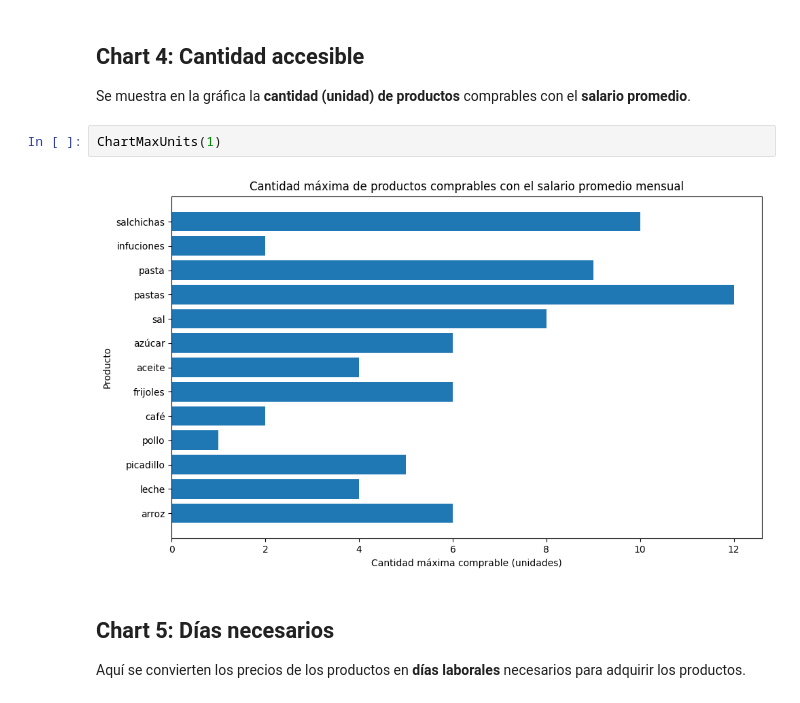
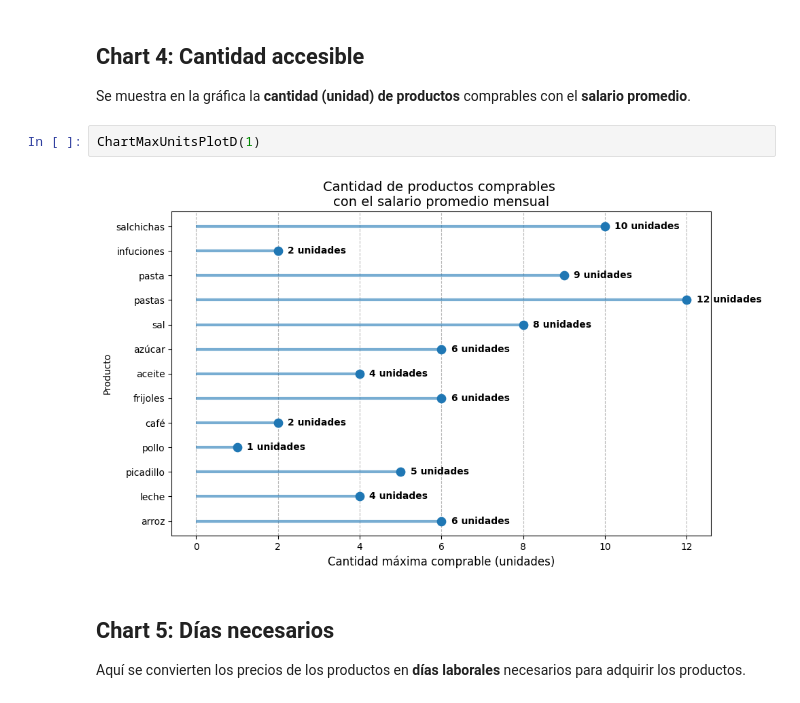
Before and after one commit to L14Npy/project_01, a Jupyter notebook: story.ipynb, the cells around one changed output. Cells and saved outputs as stored; diff of their text form.

```diff
--- a/story.ipynb
+++ b/story.ipynb
@@ -69,10 +67,10 @@ Se calculó la **canasta básica** a partir del precio promedio y su gramaje. Y
 ## Chart 4: Cantidad accesible
 
 Se muestra en la gráfica la **cantidad (unidad) de productos** comprables con el **salario promedio**.
-# %%
-ChartMaxUnits(1)
-# %% [output]
-[figure, removed]
+# %%
+ChartMaxUnitsPlotD(1)
+# %% [output]
+[figure, added]
 # %% [markdown]
 ## Chart 5: Días necesarios
 
```
Also changed, not shown: parts of 6 cells of this notebook, 2 other files.
